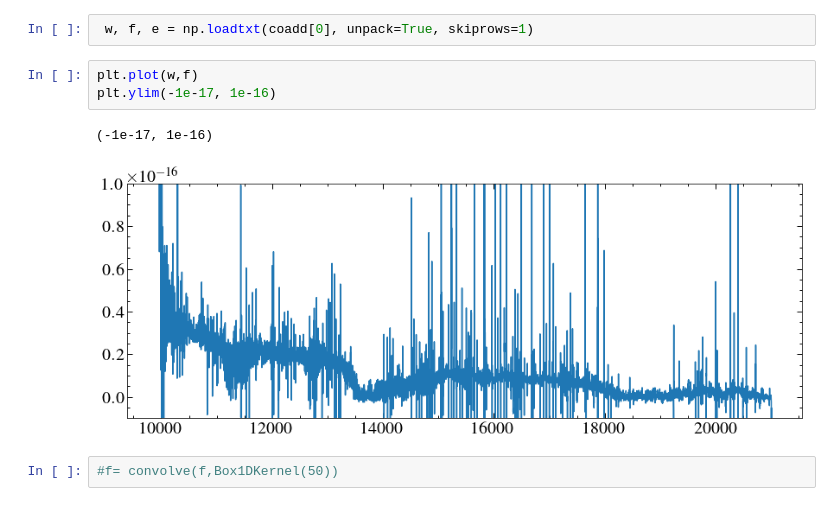
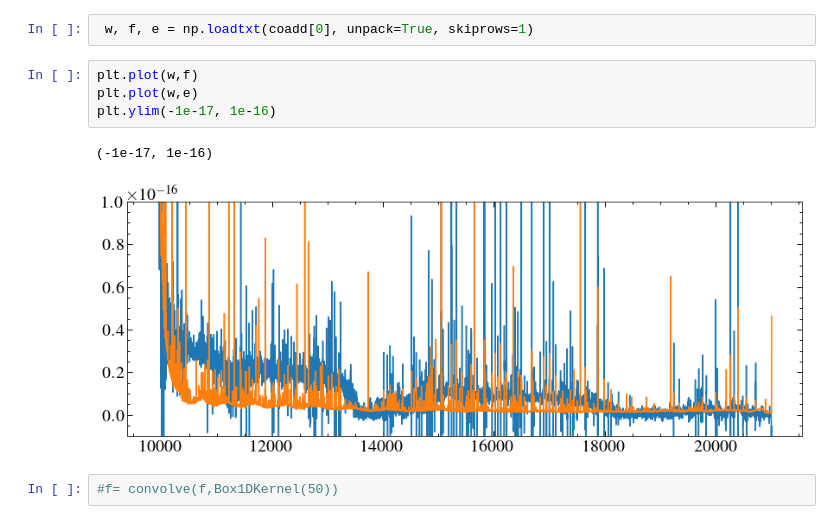
Before and after one commit to davidjwilson/wd-bd, a Jupyter notebook: nir.ipynb, the cells around one changed output. Saved outputs shown, nothing was run; the diff lists cells and outputs as text.

```diff
--- a/nir.ipynb
+++ b/nir.ipynb
@@ -32,10 +33,11 @@ coadd
  w, f, e = np.loadtxt(coadd[0], unpack=True, skiprows=1)
 # %%
 plt.plot(w,f)
+plt.plot(w,e)
 plt.ylim(-1e-17, 1e-16)
 # %% [output]
 (-1e-17, 1e-16)
-[figure, old version]
+[figure, new version]
 # %%
 #f= convolve(f,Box1DKernel(50))
 # %%
```
Also changed, not shown: parts of 7 cells of this notebook, 5 other files.
